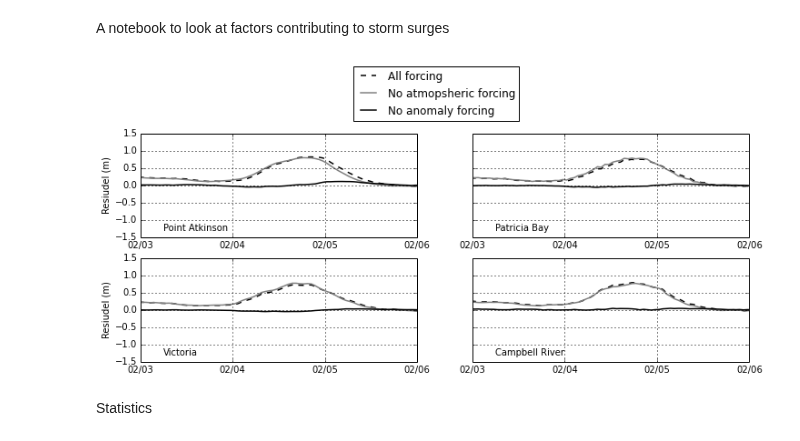
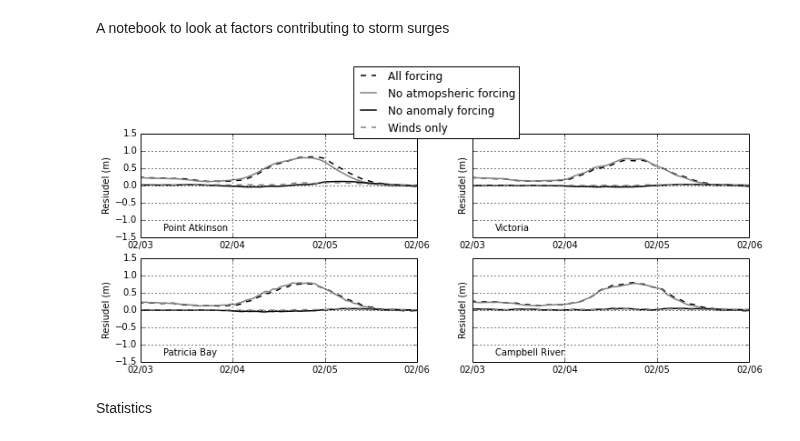
Before and after one commit to SalishSeaCast/storm-surge, a Jupyter notebook: FigureScripts/Feb 2006 factors.ipynb, the cells around one changed output. Drawn from its saved outputs; the diff is of its cells as text; code cells hidden in the pictures.

Commit message:
Added no_pressure to figure

```diff
--- a/FigureScripts/Feb 2006 factors.ipynb
+++ b/FigureScripts/Feb 2006 factors.ipynb
@@ -21,7 +21,7 @@ import csv
 path = '/ocean/nsoontie/MEOPAR/SalishSea/results/storm-surges/final/feb2006/'
 
 
-runs = {'all_forcing','weather_only', 'ssh_only', 'tidesonly'}
+runs = {'all_forcing','weather_only', 'ssh_only', 'tidesonly', 'no_pressure'}
 
 fUs={}; fVs={}; fTs={};
 
@@ -94,53 +94,39 @@ edt = unaware.replace(tzinfo=pytz.timezone('utc'))
 s = '03-Feb-2006'; e='06-Feb-2006';
 unaware=datetime.datetime.strptime(s,"%d-%b-%Y")
 sax = unaware.replace(tzinfo=pytz.timezone('utc'))
 unaware=datetime.datetime.strptime(e,"%d-%b-%Y")
 eax = unaware.replace(tzinfo=pytz.timezone('utc'))
 
-sts1 = ['PointAtkinson','Victoria']; sts2=['PatriciaBay', 'CampbellRiver']
-proper1 = ['Point Atkinson','Victoria']; proper2 = ['Patricia Bay', 'Campbell River']
+sts = ['PointAtkinson','Victoria','PatriciaBay', 'CampbellRiver']
+proper = ['Point Atkinson','Victoria', 'Patricia Bay', 'Campbell River']
 rs=['all_forcing','ssh_only','weather_only','no_pressure']
 lb=['All forcing', 'No atmopsheric forcing', 'No anomaly forcing', 'Winds only']
 
-for (ax,location,name) in zip(axs[:,0], sts1,proper1):
+for (ax,location,name) in zip(axs.flat, sts,proper):
     hfmt = mdates.DateFormatter('%m/%d')
     ax.plot(ts[rs[0]], sshs[rs[0]][location][:,0,0]-sshs['tidesonly'][location][:,0,0],
             '--k',label=lb[0],lw=1.5)
     ax.plot(ts[rs[1]], sshs[rs[1]][location][:,0,0]-sshs['tidesonly'][location][:,0,0],
             'grey',label=lb[1],lw=1.5)
     ax.plot(ts[rs[2]], sshs[rs[2]][location][:,0,0]-sshs['tidesonly'][location][:,0,0],
             '-k',label=lb[2],lw=1.5)
-    #ax.plot(ts[rs[3]], sshs[rs[3]][location][:,0,0]-sshs['tidesonly'][location][:,0,0], 'm',label=lb[3],lw=1.5)
+    ax.plot(ts[rs[3]], sshs[rs[3]][location][:,0,0]-sshs['tidesonly'][location][:,0,0],
+            '--',color='grey',label=lb[3],lw=1.5)
     ax.text(sax+timedelta(hours=6),-1.3,name,fontsize=10)
     ax.set_xlim([sax,eax])
     ax.set_ylim([-1.5,1.5])
     ax.grid(True,lw=1)
     ax.set_ylabel('Resiudel (m)')
     ax.xaxis.set_major_locator(mdates.DayLocator())
     ax.xaxis.set_major_formatter(hfmt)
 
 
-for (ax,location,name) in zip(axs[:,1], sts2,proper2):
-    hfmt = mdates.DateFormatter('%m/%d')
-    ax.plot(ts[rs[0]], sshs[rs[0]][location][:,0,0]-sshs['tidesonly'][location][:,0,0],
-            '--k',label=lb[0],lw=1.5)
-    ax.plot(ts[rs[1]], sshs[rs[1]][location][:,0,0]-sshs['tidesonly'][location][:,0,0],
-            'grey',label=lb[1],lw=1.5)
-    ax.plot(ts[rs[2]], sshs[rs[2]][location][:,0,0]-sshs['tidesonly'][location][:,0,0],
-            '-k',label=lb[2],lw=1.5)
-    #ax.plot(ts[rs[3]], sshs[rs[3]][location][:,0,0]-sshs['tidesonly'][location][:,0,0], 'm',label=lb[3],lw=1.5)
-    ax.set_xlim([sax,eax])
-    ax.set_ylim([-1.5,1.5])
-    ax.text(sax+timedelta(hours=6),-1.3,name,fontsize=10)
-    ax.xaxis.set_major_locator(mdates.DayLocator())
-    ax.xaxis.set_major_formatter(hfmt)
-    ax.grid(True,lw=1)
 
 axs[0,1].legend(bbox_to_anchor=(-.45, 1.7), loc=2)
 
 fig.set_size_inches(12,4.5)
 # %% [output]
-[figure, old version]
+[figure, new version]
 # %%
 fig.savefig('feb2006_factors.pdf',bbox_inches='tight')
 # %% [markdown]
```
Also changed, not shown: parts of 1 cell of this notebook, 1 other file.
